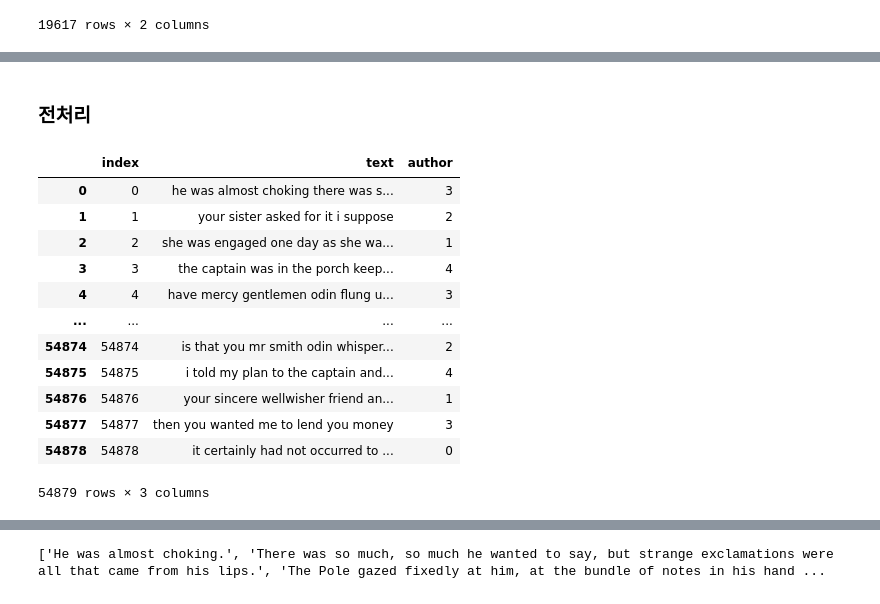
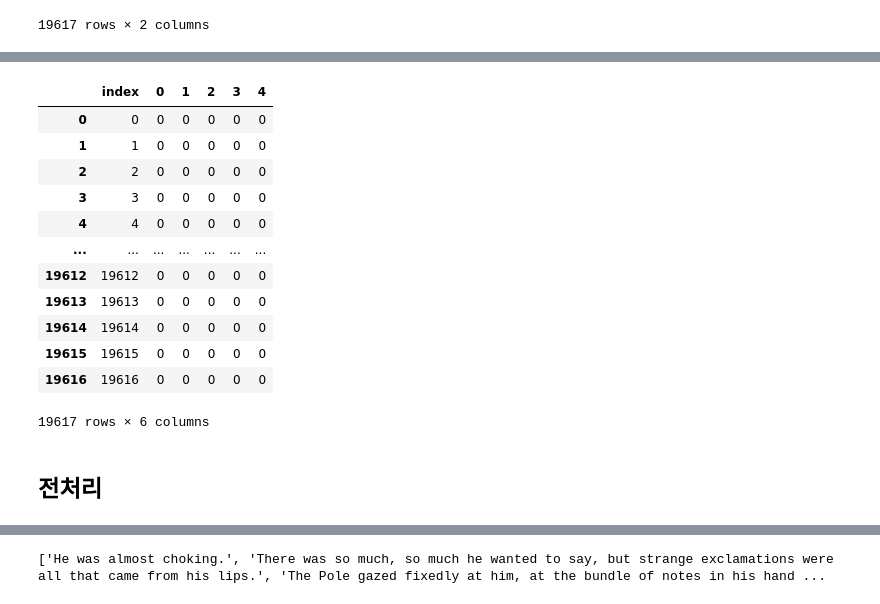
Before and after one commit to dss-14th/ml-repo-6, a Jupyter notebook: 02_novel_ai/02_author_check_project.ipynb, the cells around one changed output, grey strips where cells are left out. Saved outputs shown, nothing was run; the diff lists cells and outputs as text; code cells hidden in the pictures.

Commit message:
novel

```diff
--- a/02_novel_ai/02_author_check_project.ipynb
+++ b/02_novel_ai/02_author_check_project.ipynb
@@ -14,6 +21,6 @@ import matplotlib.pyplot as plt
 # %%
 # 파일 불러오기
 
-train = pd.read_csv('open/train.csv', encoding='utf-8')
-test_x = pd.read_csv('open/test_x.csv', encoding='utf-8')
-submission = pd.read_csv('open/sample_submission.csv', encoding='utf-8')
+train = pd.read_csv('./02_novel_ai/open/train.csv', encoding='utf-8')
+test_x = pd.read_csv('./02_novel_ai/open/test_x.csv', encoding='utf-8')
+submission = pd.read_csv('./02_novel_ai/open/sample_submission.csv', encoding='utf-8')
@@ -66,2 +79,18 @@ test_x['author'] = ''
+# %%
+submission
+# %% [output]
+|  | index | 0 | 1 | 2 | 3 | 4 |
+| 0 | 0 | 0 | 0 | 0 | 0 | 0 |
+| 1 | 1 | 0 | 0 | 0 | 0 | 0 |
+| 2 | 2 | 0 | 0 | 0 | 0 | 0 |
+| 3 | 3 | 0 | 0 | 0 | 0 | 0 |
+| 4 | 4 | 0 | 0 | 0 | 0 | 0 |
+| ... | ... | ... | ... | ... | ... | ... |
+| 19612 | 19612 | 0 | 0 | 0 | 0 | 0 |
+| 19613 | 19613 | 0 | 0 | 0 | 0 | 0 |
+| 19614 | 19614 | 0 | 0 | 0 | 0 | 0 |
+| 19615 | 19615 | 0 | 0 | 0 | 0 | 0 |
+| 19616 | 19616 | 0 | 0 | 0 | 0 | 0 |
+19617 rows × 6 columns
 # %% [markdown]
-### 전처리
+## 전처리
@@ -77,16 +96,0 @@ test_x['text'] = test_x['text'].str.lower()
-# %%
-train
-# %% [output]
-|  | index | text | author |
-| 0 | 0 | he was almost choking there was s... | 3 |
-| 1 | 1 | your sister asked for it i suppose | 2 |
-| 2 | 2 | she was engaged one day as she wa... | 1 |
-| 3 | 3 | the captain was in the porch keep... | 4 |
-| 4 | 4 | have mercy gentlemen odin flung u... | 3 |
-| ... | ... | ... | ... |
-| 54874 | 54874 | is that you mr smith odin whisper... | 2 |
-| 54875 | 54875 | i told my plan to the captain and... | 4 |
-| 54876 | 54876 | your sincere wellwisher friend an... | 1 |
-| 54877 | 54877 | then you wanted me to lend you money | 3 |
-| 54878 | 54878 | it certainly had not occurred to ... | 0 |
-54879 rows × 3 columns
```
Also changed, not shown: parts of 70 cells of this notebook.
